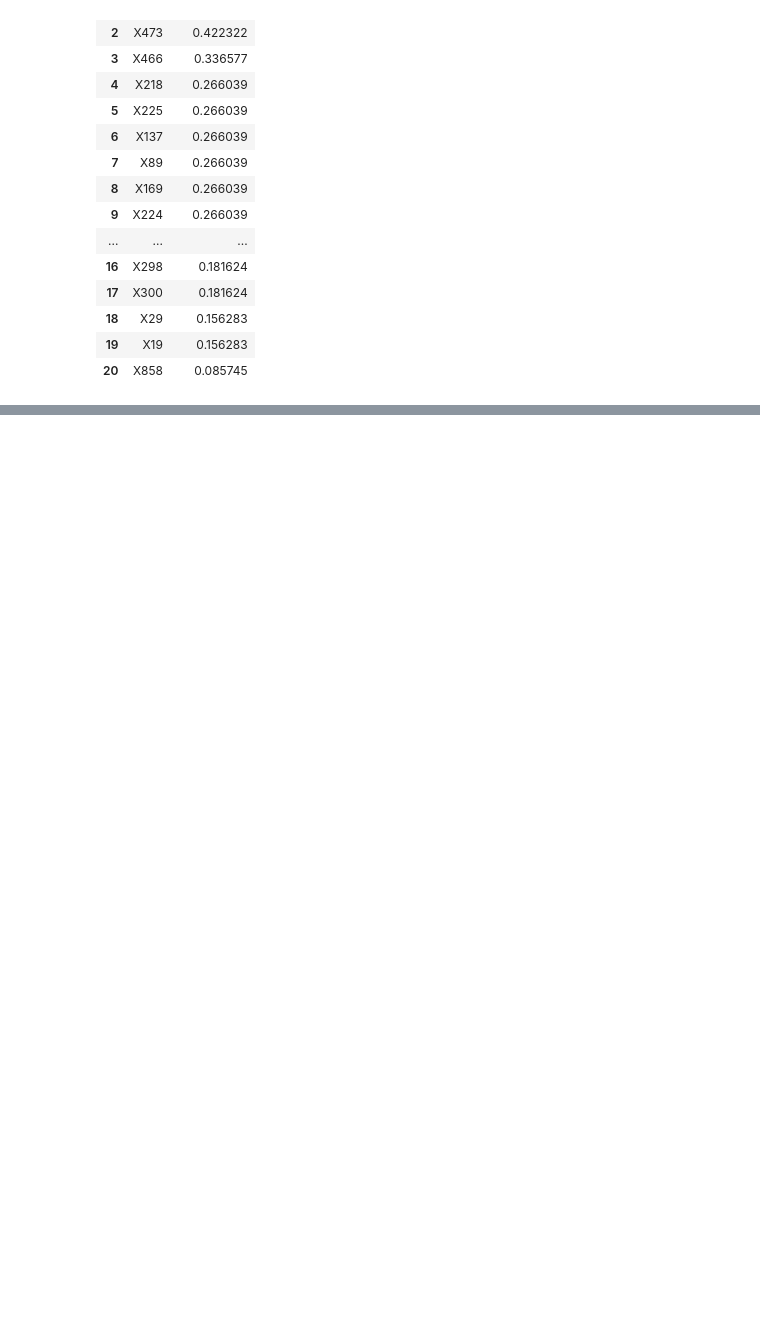
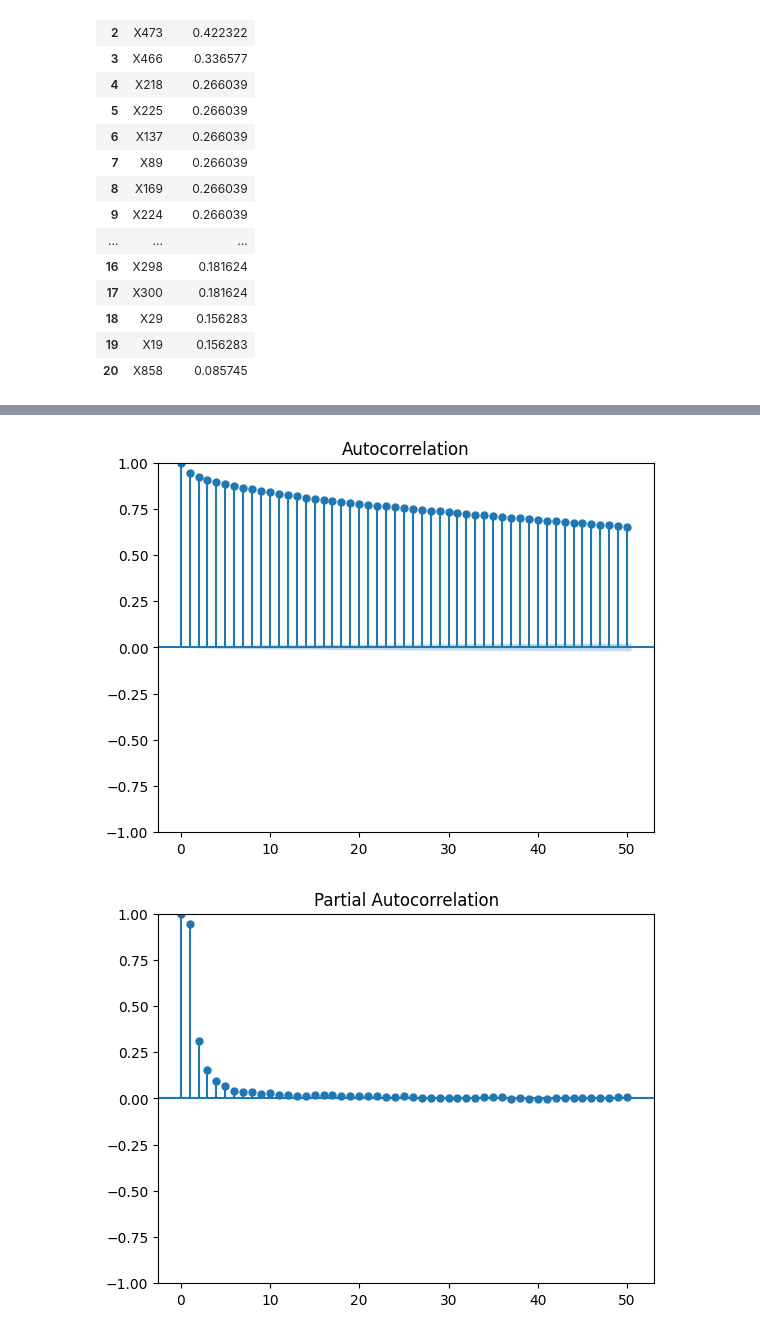
Before and after one commit to justpqa/drw-crypto-market-prediction, a Jupyter notebook: eda.ipynb, the cells around one changed output, grey strips where cells are left out. Saved outputs shown, nothing was run; the diff lists cells and outputs as text; code cells hidden in the pictures; blank space fills up the shorter version.

```diff
--- a/eda.ipynb
+++ b/eda.ipynb
@@ -346,0 +374,7 @@ top_contribution.loc[:20,]
+# %%
+plot_acf(train_df.select("X863").collect().to_numpy(), lags=50)
+plot_pacf(train_df.select("X863").collect().to_numpy(), lags=50)
+plt.show()
+# %% [output]
+[figure, added]
+[figure, added]
```
Also changed, not shown: parts of 11 cells of this notebook, 3 other files.
